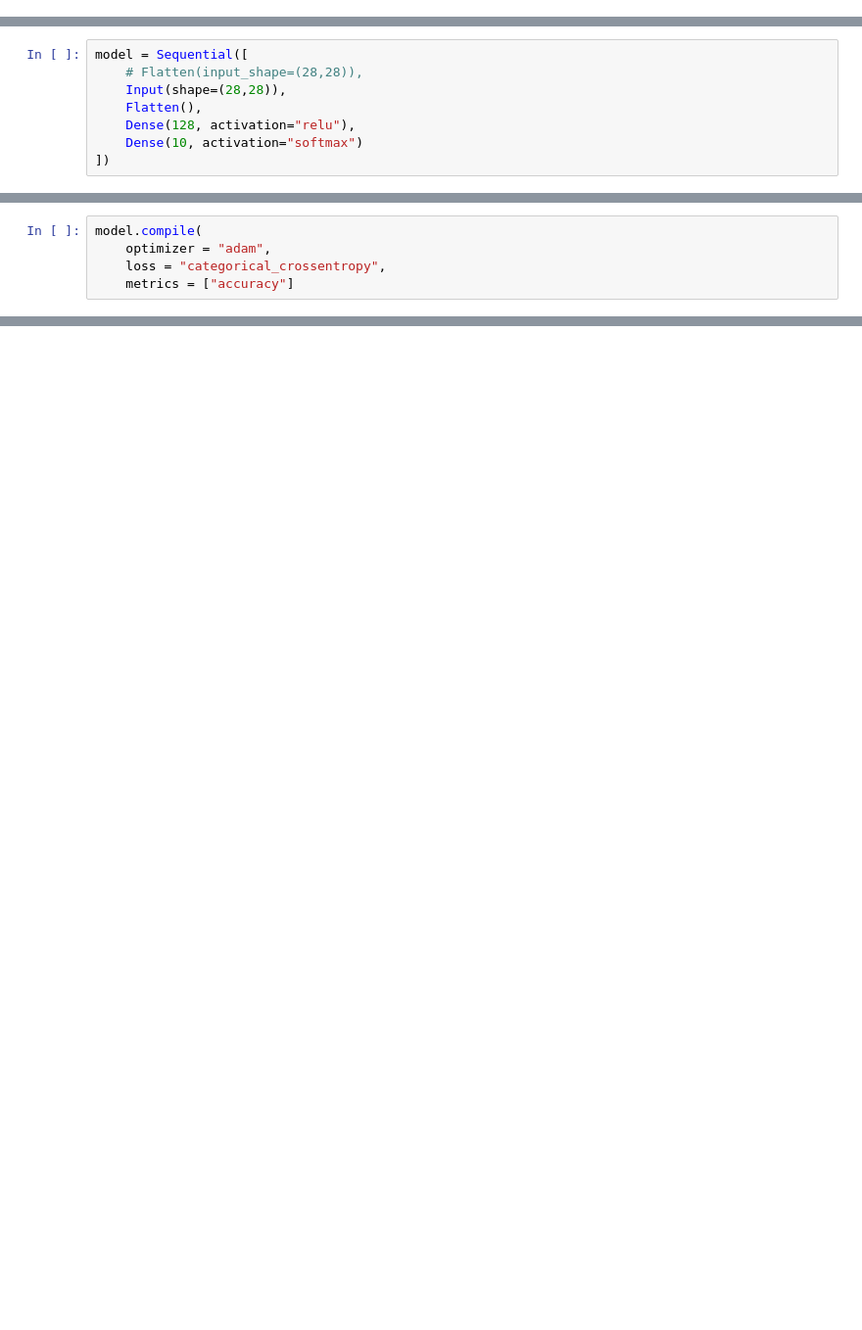
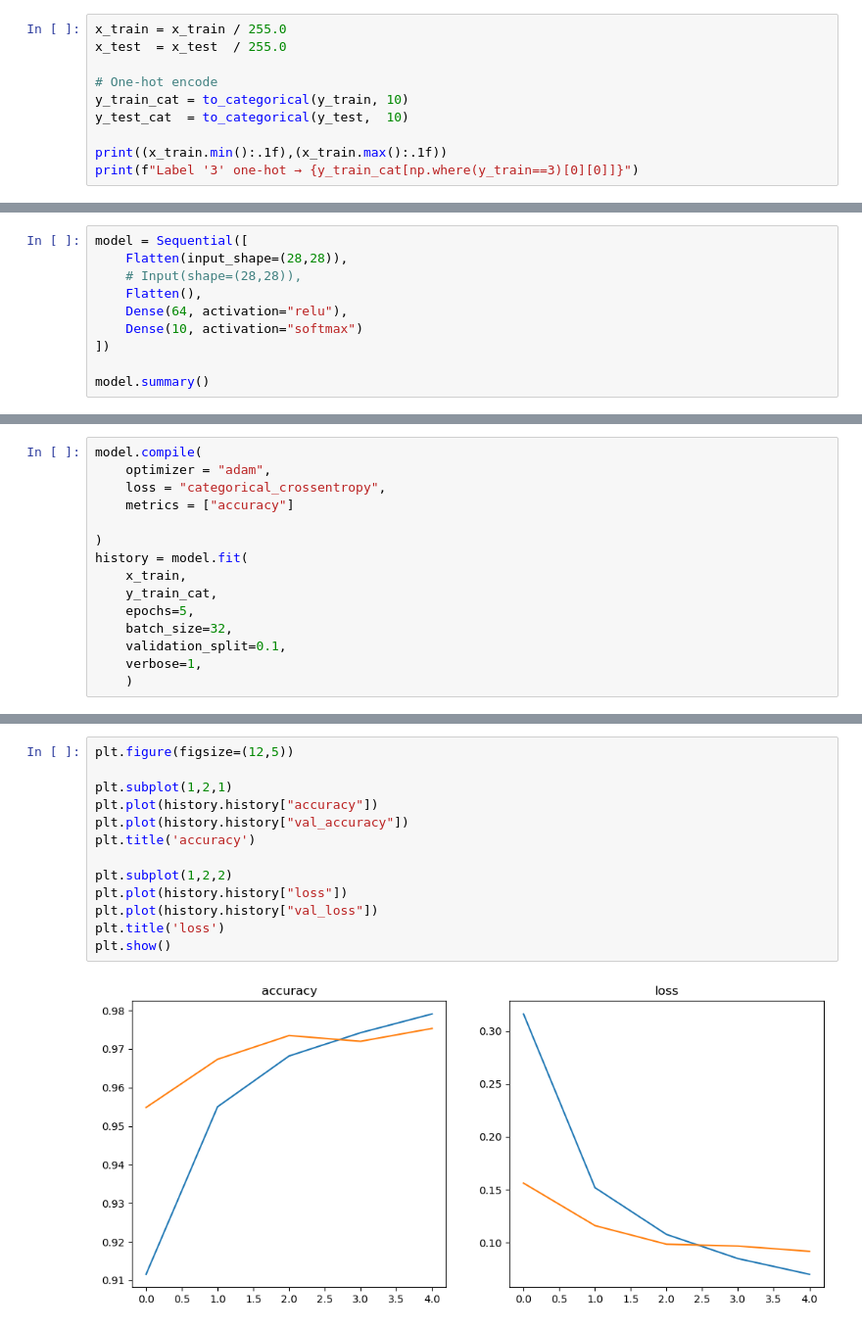
Before and after one commit to razzaq-ml-ds/mnist-digit-classifier, a Jupyter notebook: notebooks/mnist_Neural_Network.ipynb, the cells around one changed output, grey strips where cells are left out. Shown at 98% size. Saved outputs shown, nothing was run; the diff lists cells and outputs as text; blank space fills up the shorter version.

```diff
--- a/notebooks/mnist_Neural_Network.ipynb
+++ b/notebooks/mnist_Neural_Network.ipynb
@@ -14,0 +29,10 @@ y_test = to_categorical(y_test , 10)
+# %%
+x_train = x_train / 255.0
+x_test  = x_test  / 255.0
+
+# One-hot encode
+y_train_cat = to_categorical(y_train, 10)
+y_test_cat  = to_categorical(y_test,  10)
+
+print((x_train.min():.1f),(x_train.max():.1f))
+print(f"Label '3' one-hot → {y_train_cat[np.where(y_train==3)[0][0]]}")
@@ -15,8 +42,10 @@ y_test = to_categorical(y_test , 10)
 # %%
 model = Sequential([
-    # Flatten(input_shape=(28,28)),
-    Input(shape=(28,28)),
+    Flatten(input_shape=(28,28)),
+    # Input(shape=(28,28)),
     Flatten(),
-    Dense(128, activation="relu"),
+    Dense(64, activation="relu"),
     Dense(10, activation="softmax")
 ])
+
+model.summary()
@@ -25,3 +70,13 @@ model.compile(
     optimizer = "adam",
     loss = "categorical_crossentropy",
     metrics = ["accuracy"]
+
+)
+history = model.fit(
+    x_train,
+    y_train_cat,
+    epochs=5,
+    batch_size=32,
+    validation_split=0.1,
+    verbose=1,
+    )
@@ -52 +94,16 @@ Epoch 10/10
+# %%
+plt.figure(figsize=(12,5))
+
+plt.subplot(1,2,1)
+plt.plot(history.history["accuracy"])
+plt.plot(history.history["val_accuracy"])
+plt.title('accuracy')
+
+plt.subplot(1,2,2)
+plt.plot(history.history["loss"])
+plt.plot(history.history["val_loss"])
+plt.title('loss')
+plt.show()
+# %% [output]
+[figure, added]
 # %%
```
Also changed, not shown: parts of 11 cells of this notebook, 1 other file.
